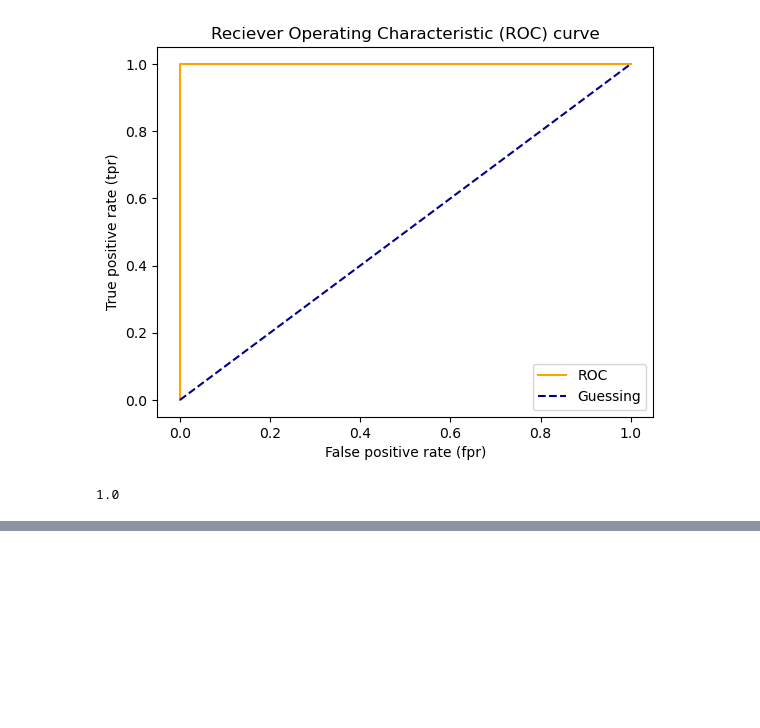
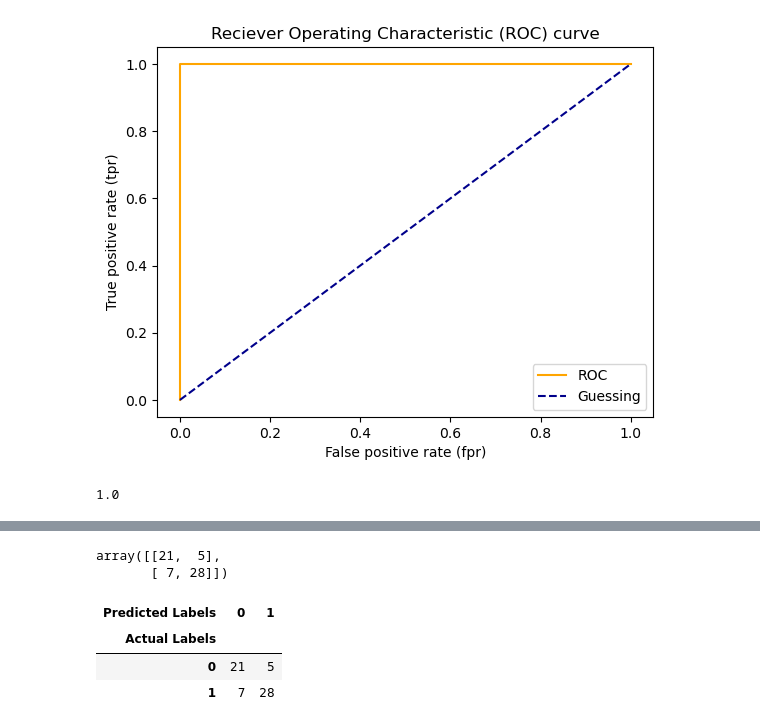
Before and after one commit to Niaziz007/AI-ML, a Jupyter notebook: Pandas_Numpy_Matplotlib/Pandas/Scikit-Learn(sklearn).ipynb, the cells around one changed output, grey strips where cells are left out. Saved outputs shown, nothing was run; the diff lists cells and outputs as text; code cells hidden in the pictures; blank space fills up the shorter version.

```diff
--- a/Pandas_Numpy_Matplotlib/Pandas/Scikit-Learn(sklearn).ipynb
+++ b/Pandas_Numpy_Matplotlib/Pandas/Scikit-Learn(sklearn).ipynb
@@ -1229,3 +1237,18 @@ In Essence, giving you an idea of where the model is getting confused.
 # %%
 from sklearn.metrics import confusion_matrix
-y_preds = clf.predict(X-)
+y_preds = clf.predict(X_test)
+
+confusion_matrix(y_test,y_preds)
+# %% [output]
+array([[21,  5],
+       [ 7, 28]])
+# %%
+# Visualize confusion matrix with pd.crosstab()
+
+pd.crosstab(y_test,y_preds,rownames=['Actual Labels'],
+           colnames=["Predicted Labels"])
+# %% [output]
+| Predicted Labels | 0 | 1 |
+| Actual Labels |  |  |
+| 0 | 21 | 5 |
+| 1 | 7 | 28 |
```
Also changed, not shown: parts of 7 cells of this notebook.
